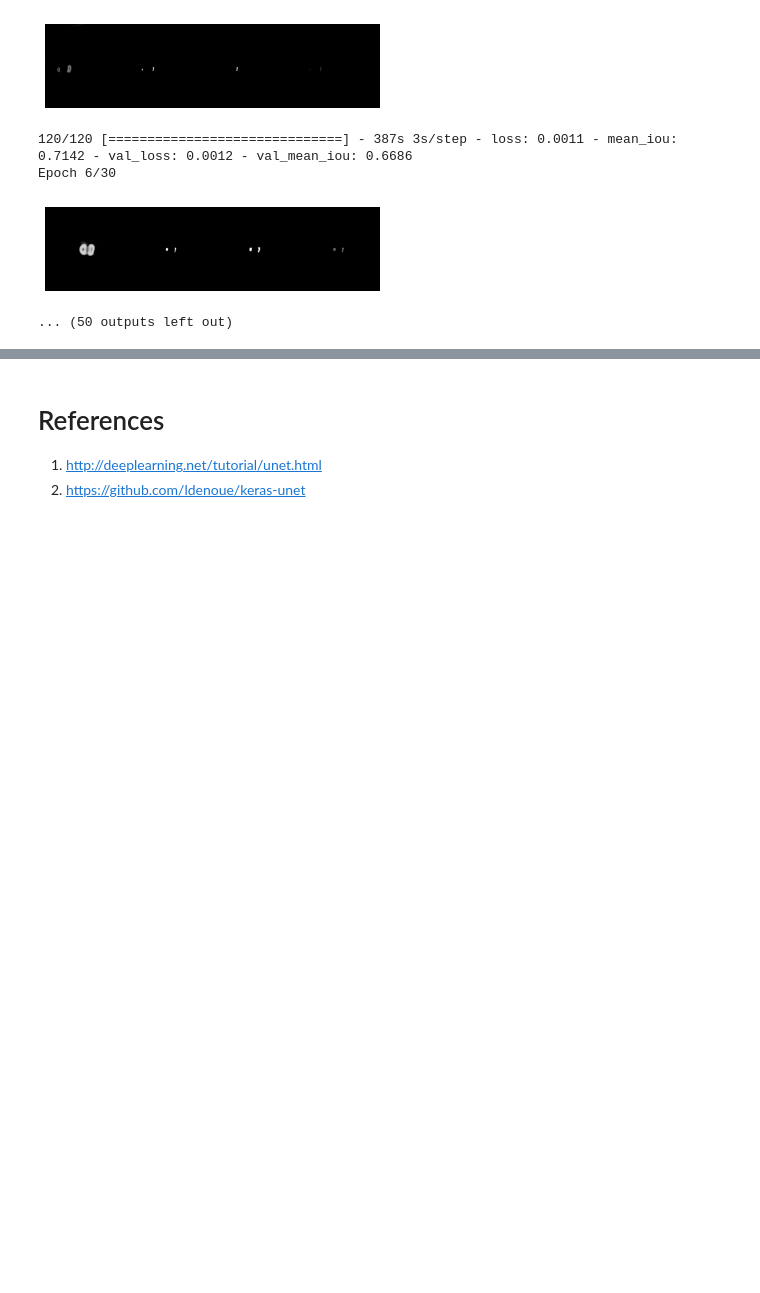
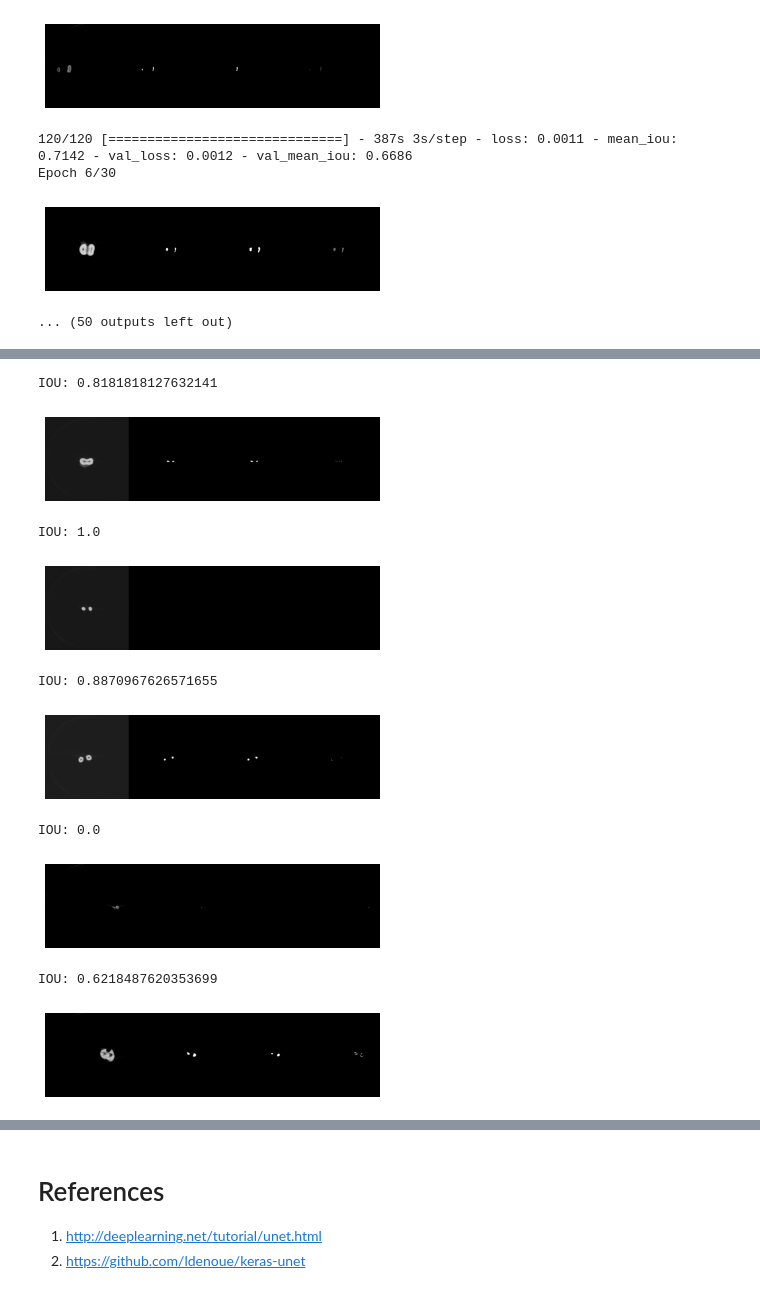
Before and after one commit to felrugo/nagy-fogas-cucc, a Jupyter notebook: Unet-roots.ipynb, the cells around one changed output, grey strips where cells are left out. Drawn from its saved outputs; the diff is of its cells as text; code cells hidden in the pictures; blank space fills up the shorter version.

```diff
--- a/Unet-roots.ipynb
+++ b/Unet-roots.ipynb
@@ -335,0 +486,13 @@ plt.show()
+# %%
+processImages(selected_tests[1])
+# %% [output]
+IOU: 0.8181818127632141
+[figure, added]
+IOU: 1.0
+[figure, added]
+IOU: 0.8870967626571655
+[figure, added]
+IOU: 0.0
+[figure, added]
+IOU: 0.6218487620353699
+[figure, added]
```
Also changed, not shown: parts of 30 cells of this notebook.
